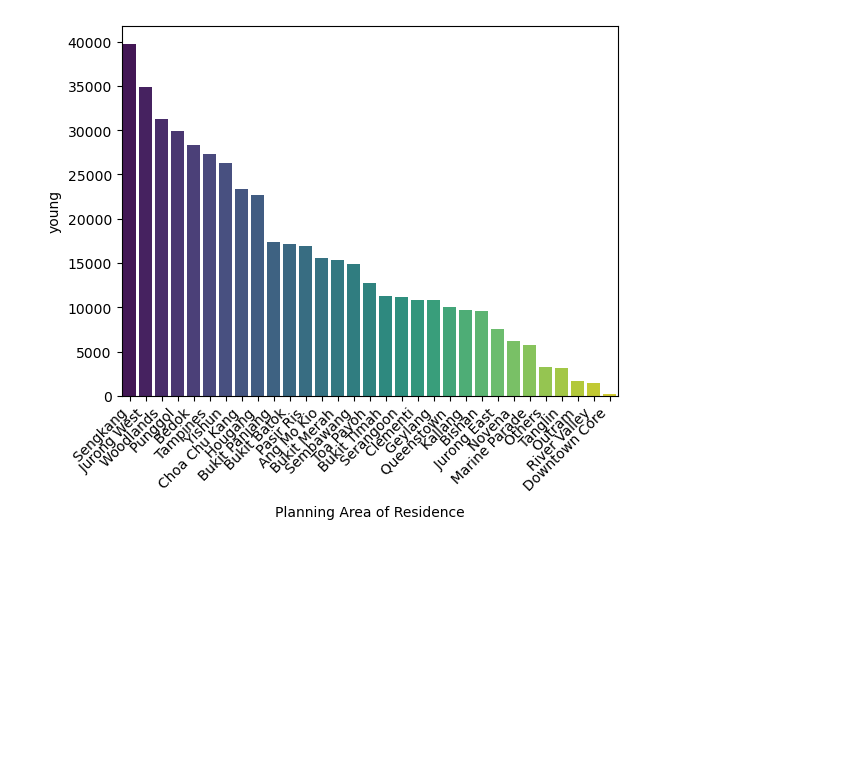
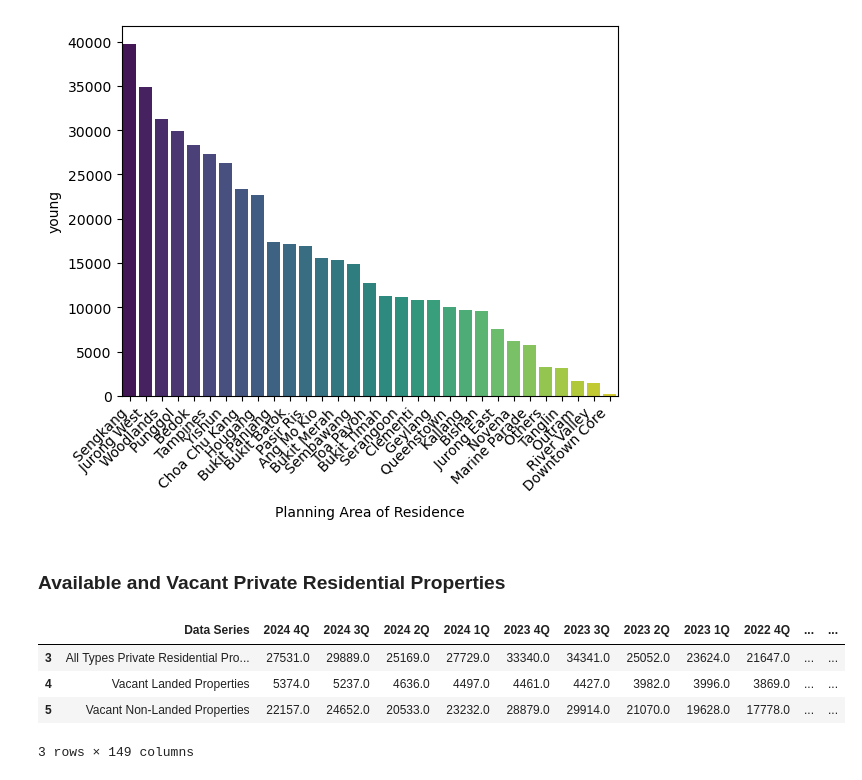
Before and after one commit to yuntsingg/DSE3101-HDB-Decode, a Jupyter notebook: code/Depstats_data.ipynb, the cells around one changed output. Drawn from its saved outputs; the diff is of its cells as text; code cells hidden in the pictures; blank space fills up the shorter version.

```diff
--- a/code/Depstats_data.ipynb
+++ b/code/Depstats_data.ipynb
@@ -104,3 +104,15 @@ plt.xticks(rotation=45, ha="right")
   Text(29, 0, '  River Valley'),
   Text(30, 0, '  Downtown Core')])
 [figure]
+# %% [markdown]
+### Available and Vacant Private Residential Properties
+# %%
+private_res = pd.read_csv("../data//raw/avail_vac_priv_res_prop.csv", skiprows=10).head(6)
+private_res = private_res.iloc[3:]
+private_res.head()
+# %% [output]
+|  | Data Series | 2024 4Q | 2024 3Q | 2024 2Q | 2024 1Q | 2023 4Q | 2023 3Q | 2023 2Q | 2023 1Q | 2022 4Q | ... | ... |
+| 3 | All Types Private Residential Pro... | 27531.0 | 29889.0 | 25169.0 | 27729.0 | 33340.0 | 34341.0 | 25052.0 | 23624.0 | 21647.0 | ... | ... |
+| 4 | Vacant Landed Properties | 5374.0 | 5237.0 | 4636.0 | 4497.0 | 4461.0 | 4427.0 | 3982.0 | 3996.0 | 3869.0 | ... | ... |
+| 5 | Vacant Non-Landed Properties | 22157.0 | 24652.0 | 20533.0 | 23232.0 | 28879.0 | 29914.0 | 21070.0 | 19628.0 | 17778.0 | ... | ... |
+3 rows × 149 columns
```
Also changed, not shown: parts of 15 cells of this notebook, 10 other files.
